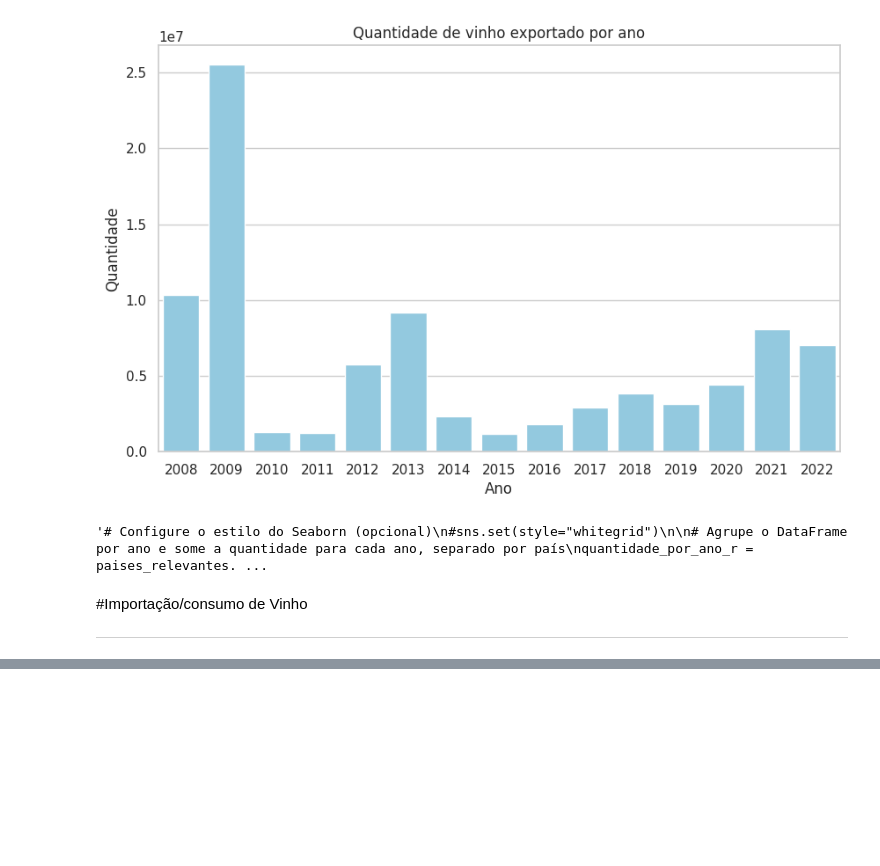
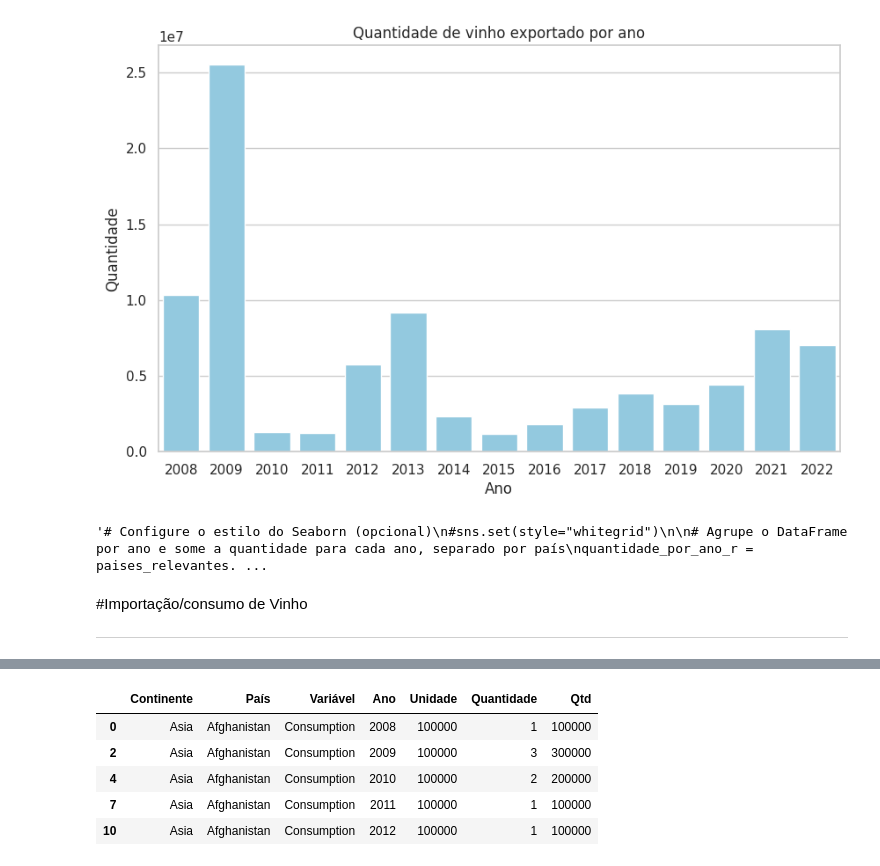
Before and after one commit to VivianeCorreia/Tech-Challenge, a Jupyter notebook: 2_challenge.ipynb, the cells around one changed output, grey strips where cells are left out. Saved outputs shown, nothing was run; the diff lists cells and outputs as text; code cells hidden in the pictures; blank space fills up the shorter version.

```diff
--- a/2_challenge.ipynb
+++ b/2_challenge.ipynb
@@ -528,3 +557,16 @@ data.head()
 | 2 | Asia | Afghanistan | Consumption | 2009 | 300000 |
 | 3 | Asia | Afghanistan | Imports | 2009 | 300000 |
 | 4 | Asia | Afghanistan | Consumption | 2010 | 200000 |
+# %%
+# Crie duas tabelas separadas com base na variável
+consumption_df = df[df['Variável'] == 'Consumption']
+imports_df = df[df['Variável'] == 'Imports']
+
+consumption_df.head()
+# %% [output]
+|  | Continente | País | Variável | Ano | Unidade | Quantidade | Qtd |
+| 0 | Asia | Afghanistan | Consumption | 2008 | 100000 | 1 | 100000 |
+| 2 | Asia | Afghanistan | Consumption | 2009 | 100000 | 3 | 300000 |
+| 4 | Asia | Afghanistan | Consumption | 2010 | 100000 | 2 | 200000 |
+| 7 | Asia | Afghanistan | Consumption | 2011 | 100000 | 1 | 100000 |
+| 10 | Asia | Afghanistan | Consumption | 2012 | 100000 | 1 | 100000 |
```
Also changed, not shown: parts of 6 cells of this notebook.
